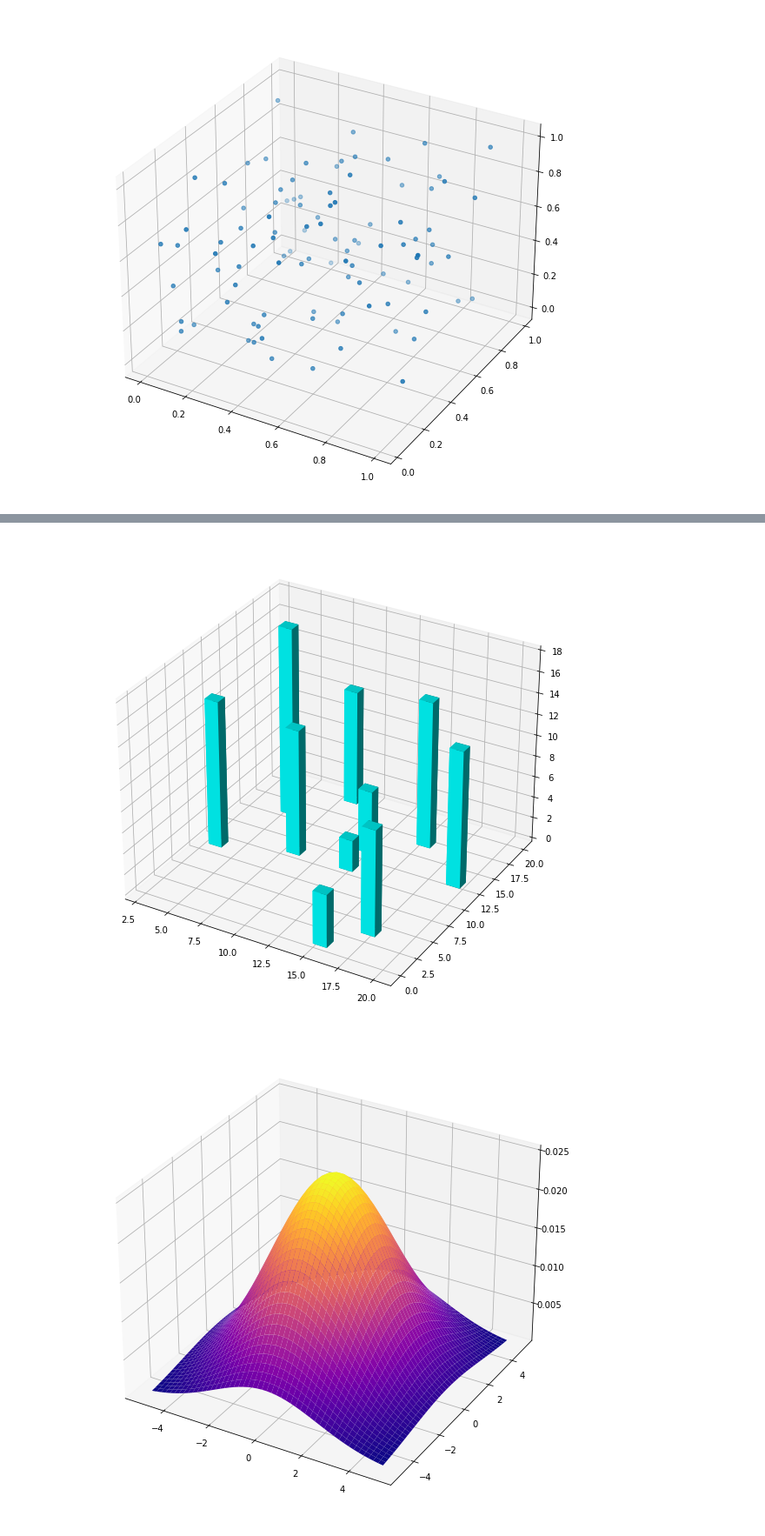
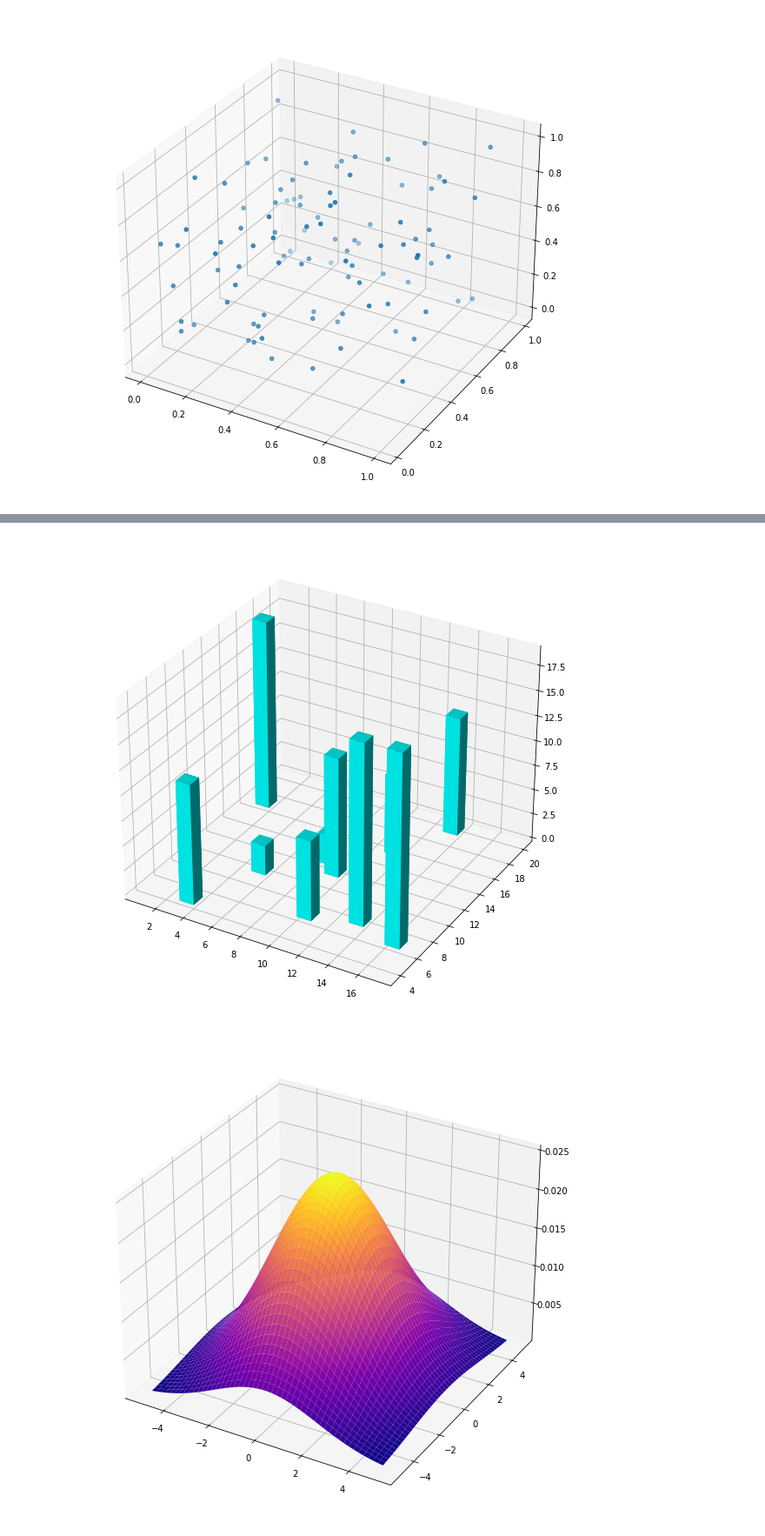
Before and after one commit to VCurry20/FDAProject2021, a Jupyter notebook: pyplot.ipynb, the cells around one changed output, grey strips where cells are left out. Shown at 87% size. Cells and saved outputs as stored; diff of their text form; code cells hidden in the pictures.

```diff
--- a/pyplot.ipynb
+++ b/pyplot.ipynb
@@ -613,21 +613,24 @@ plt.show()
 # %%
-rng = np.random.default_rng()
+rng = np.random.default_rng(6906)               # set random generator - "seeded" at 6906
 
-fig = plt.figure()
-ax = plt.axes(projection="3d")
+fig = plt.figure()                              # plot fig
+ax = plt.axes(projection="3d")                  # 3d axis
 
-num_bars = 10
-x_pos = rng.choice(range(20), num_bars)
-y_pos = rng.choice(range(20), num_bars)
-z_pos = [0] * num_bars
-x_size = np.ones(num_bars)
-y_size = np.ones(num_bars)
-z_size = rng.choice(range(20), num_bars)
+num_bars = 10                                   # number of bars 10
 
-ax.bar3d(x_pos, y_pos, z_pos, x_size, y_size, z_size, color='aqua')
-plt.show()
+x_pos = rng.choice(range(20), num_bars)         # x position - random choice (0-20), 10 bars
+y_pos = rng.choice(range(20), num_bars)         # y position - random choice (0-20), 10 bars
+z_pos = [0] * num_bars                          # z position - 0 by 10 bars
+
+x_size = np.ones(num_bars)                      # x size - array of ones(10)
+y_size = np.ones(num_bars)                      # y size - array of ones(10)
+z_size = rng.choice(range(20), num_bars)        # z size - random choice (0-20), 10 bars
+
+ax.bar3d(x_pos, y_pos, z_pos, x_size, y_size, z_size, color='aqua') # plot 3d bars
+
+plt.show()                                      # plot show
 # %% [output]
-[figure, old version]
+[figure, new version]
 # %%
 from scipy.stats import multivariate_normal
 
```
Also changed, not shown: parts of 8 cells of this notebook, 1 other file.
